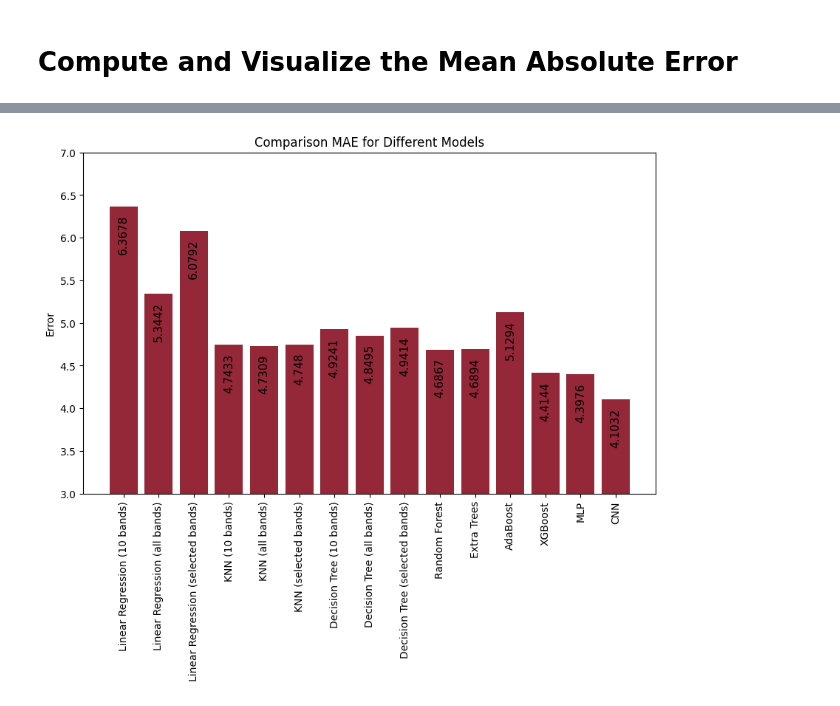
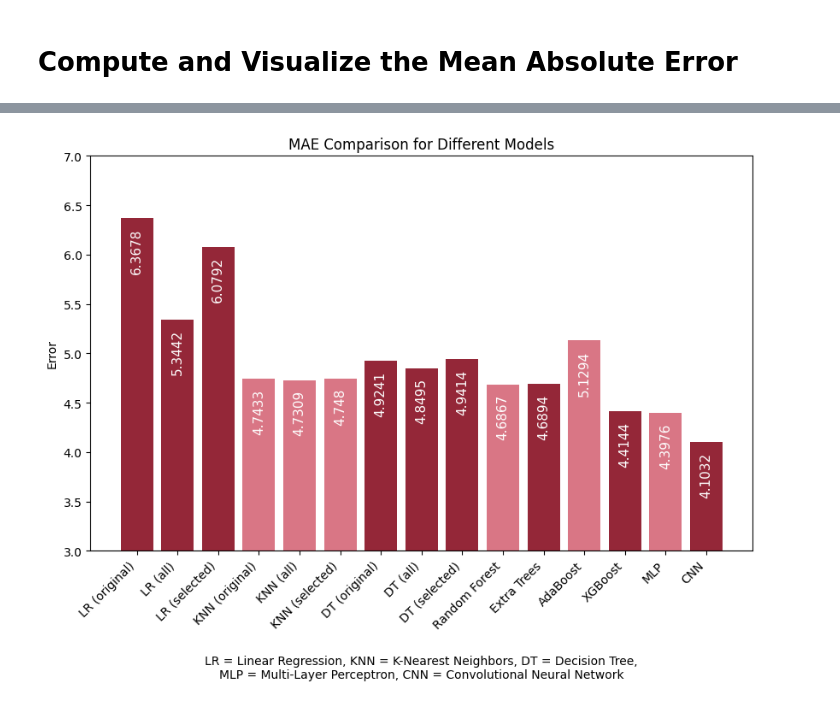
Before and after one commit to SvenLigensa/da2-casestudy, a Jupyter notebook: 4_ModelValidation/4_0_MAE_Comparison.ipynb, the cells around one changed output, grey strips where cells are left out. Cells and saved outputs as stored; diff of their text form; code cells hidden in the pictures.

Commit message:
New Graphics

```diff
--- a/4_ModelValidation/4_0_MAE_Comparison.ipynb
+++ b/4_ModelValidation/4_0_MAE_Comparison.ipynb
@@ -97,20 +97,23 @@ y_pred_cnn = cnn.predict(X_test_7x7)
 # %%
+ercis_red = '#942738'
+light_red = '#d97685'
+
 model_predictions = [
-    (y_pred_linear_regression_10_bands, 'Linear Regression (10 bands)', '#942738'),
-    (y_pred_linear_regreesion_all_bands, 'Linear Regression (all bands)', '#942738'),
-    (y_pred_linear_regression_selected_bands, 'Linear Regression (selected bands)', '#942738'),
-    (y_pred_knn_10_bands, 'KNN (10 bands)', '#942738'),
-    (y_pred_knn_all_bands, 'KNN (all bands)', '#942738'),
-    (y_pred_knn_selected_bands, 'KNN (selected bands)', '#942738'),
-    (y_pred_decision_tree_10_bands, 'Decision Tree (10 bands)', '#942738'),
-    (y_pred_decision_tree_all_bands, 'Decision Tree (all bands)', '#942738'),
-    (y_pred_decision_tree_selected_bands, 'Decision Tree (selected bands)', '#942738'),
-    (y_pred_random_forest, 'Random Forest', '#942738'),
-    (y_pred_extra_trees, 'Extra Trees', '#942738'),
-    (y_pred_adaboost, 'AdaBoost', '#942738'),
-    (y_pred_xgboost, 'XGBoost', '#942738'),
-    (y_pred_mlp, 'MLP', '#942738'),
-    (y_pred_cnn, 'CNN', '#942738')
+    (y_pred_linear_regression_10_bands, 'LR (original)', ercis_red),
+    (y_pred_linear_regreesion_all_bands, 'LR (all)', ercis_red),
+    (y_pred_linear_regression_selected_bands, 'LR (selected)', ercis_red),
+    (y_pred_knn_10_bands, 'KNN (original)', light_red),
+    (y_pred_knn_all_bands, 'KNN (all)', light_red),
+    (y_pred_knn_selected_bands, 'KNN (selected)', light_red),
+    (y_pred_decision_tree_10_bands, 'DT (original)', ercis_red),
+    (y_pred_decision_tree_all_bands, 'DT (all)', ercis_red),
+    (y_pred_decision_tree_selected_bands, 'DT (selected)', ercis_red),
+    (y_pred_random_forest, 'Random Forest', light_red),
+    (y_pred_extra_trees, 'Extra Trees', ercis_red),
+    (y_pred_adaboost, 'AdaBoost', light_red),
+    (y_pred_xgboost, 'XGBoost', ercis_red),
+    (y_pred_mlp, 'MLP', light_red),
+    (y_pred_cnn, 'CNN', ercis_red)
 ]
 
 errors = [mean_absolute_error(y_test, pred) for pred, _, _ in model_predictions]
@@ -119,18 +122,19 @@ colors = [color for _, _, color in model_predictions]
 # %%
 plt.figure(figsize=(10, 6))
 bar_plot = plt.bar(labels, errors, color=colors)
 plt.ylabel('Error')
-plt.title('Comparison MAE for Different Models')
-plt.xticks(rotation=90)
+plt.xlabel('LR = Linear Regression, KNN = K-Nearest Neighbors, DT = Decision Tree,\nMLP = Multi-Layer Perceptron, CNN = Convolutional Neural Network', labelpad=20)
+plt.title('MAE Comparison for Different Models')
+plt.xticks(rotation=45, ha='right')
 plt.yticks(np.arange(3, 8, 0.5))
 plt.ylim([3, 7])
 
 for bar in bar_plot:
     plt.text(bar.get_x() + bar.get_width() / 2, bar.get_height() - 0.1,
              round(bar.get_height(), 4),
-             ha='center', va='top', fontsize=11, rotation=90)
+             ha='center', va='top', fontsize=11, rotation=90, color='white')
 
 plt.savefig(f'MAE_Comparison.png', bbox_inches='tight')
 plt.show()
 # %% [output]
-[figure, old version]
+[figure, new version]
```
Also changed, not shown: parts of 2 cells of this notebook, 7 other files.
